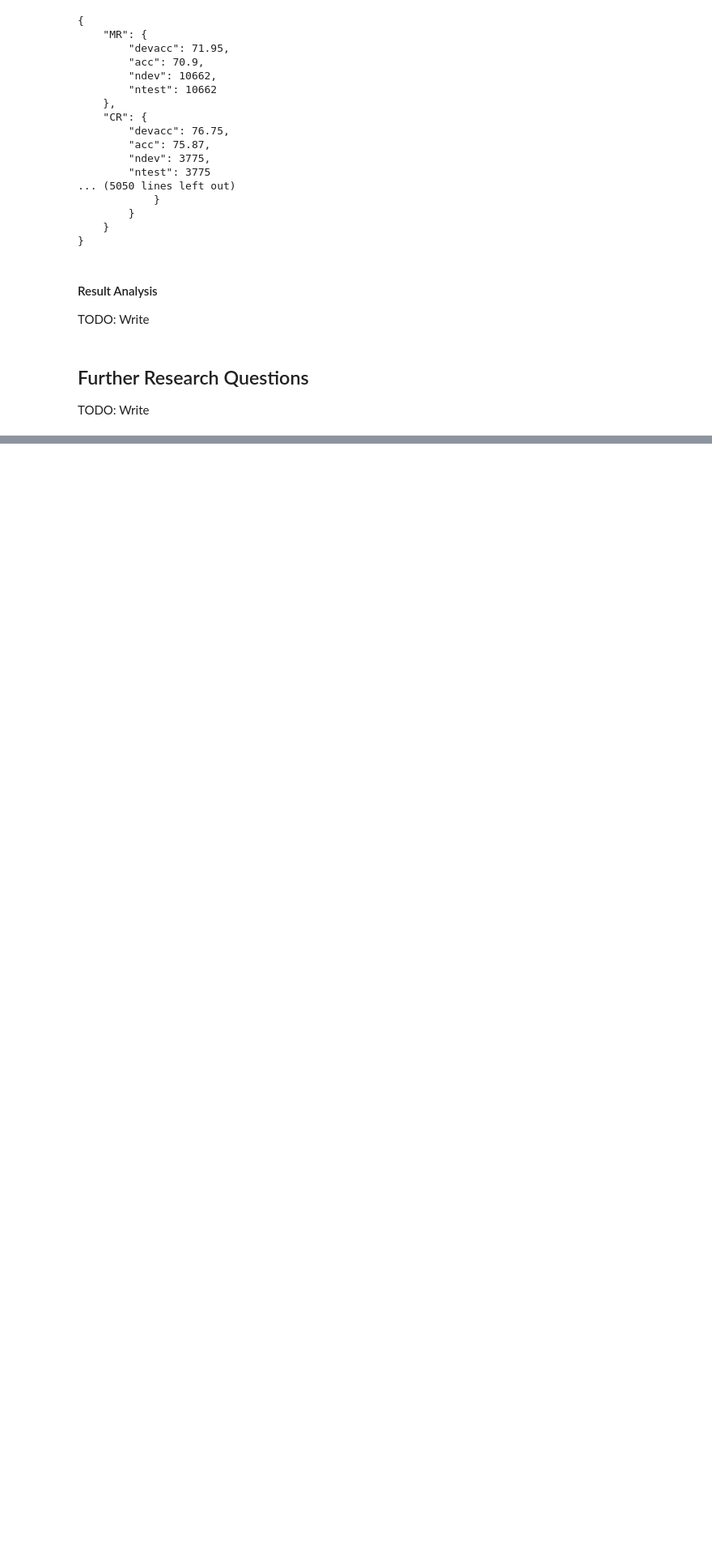
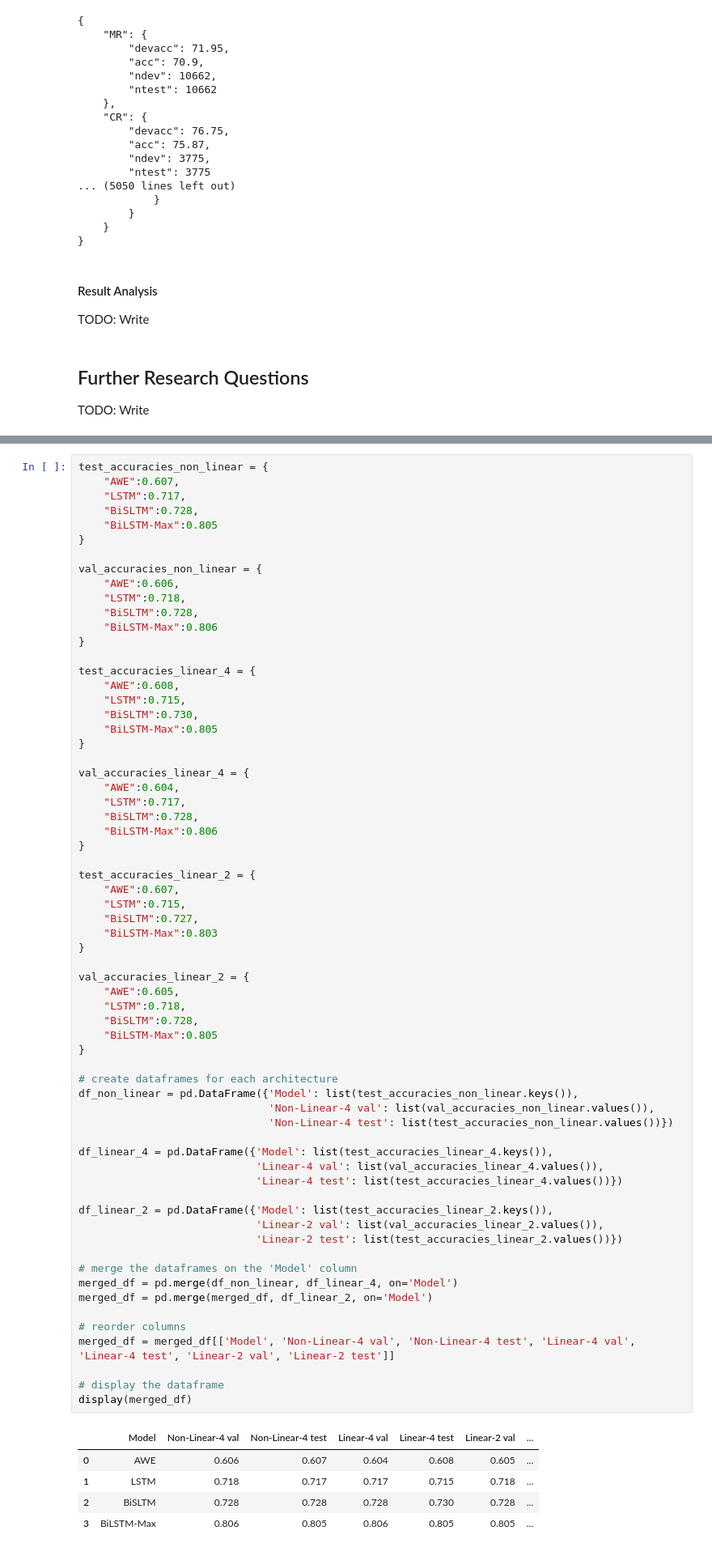
Before and after one commit to gerardPlanella/SentenceRepresentations_NLI, a Jupyter notebook: analysis.ipynb, the cells around one changed output, grey strips where cells are left out. Shown at 81% size. Drawn from its saved outputs; the diff is of its cells as text; blank space fills up the shorter version.

```diff
--- a/analysis.ipynb
+++ b/analysis.ipynb
@@ -314,0 +314,71 @@ TODO: Write
+# %%
+test_accuracies_non_linear = {
+    "AWE":0.607,
+    "LSTM":0.717,
+    "BiSLTM":0.728,
+    "BiLSTM-Max":0.805
+}
+
+val_accuracies_non_linear = {
+    "AWE":0.606,
+    "LSTM":0.718,
+    "BiSLTM":0.728,
+    "BiLSTM-Max":0.806
+}
+
+test_accuracies_linear_4 = {
+    "AWE":0.608,
+    "LSTM":0.715,
+    "BiSLTM":0.730,
+    "BiLSTM-Max":0.805
+}
+
+val_accuracies_linear_4 = {
+    "AWE":0.604,
+    "LSTM":0.717,
+    "BiSLTM":0.728,
+    "BiLSTM-Max":0.806
+}
+
+test_accuracies_linear_2 = {
+    "AWE":0.607,
+    "LSTM":0.715,
+    "BiSLTM":0.727,
+    "BiLSTM-Max":0.803
+}
+
+val_accuracies_linear_2 = {
+    "AWE":0.605,
+    "LSTM":0.718,
+    "BiSLTM":0.728,
+    "BiLSTM-Max":0.805
+}
+
+# create dataframes for each architecture
+df_non_linear = pd.DataFrame({'Model': list(test_accuracies_non_linear.keys()),
+                              'Non-Linear-4 val': list(val_accuracies_non_linear.values()),
+                              'Non-Linear-4 test': list(test_accuracies_non_linear.values())})
+
+df_linear_4 = pd.DataFrame({'Model': list(test_accuracies_linear_4.keys()),
+                            'Linear-4 val': list(val_accuracies_linear_4.values()),
+                            'Linear-4 test': list(test_accuracies_linear_4.values())})
+
+df_linear_2 = pd.DataFrame({'Model': list(test_accuracies_linear_2.keys()),
+                            'Linear-2 val': list(val_accuracies_linear_2.values()),
+                            'Linear-2 test': list(test_accuracies_linear_2.values())})
+
+# merge the dataframes on the 'Model' column
+merged_df = pd.merge(df_non_linear, df_linear_4, on='Model')
+merged_df = pd.merge(merged_df, df_linear_2, on='Model')
+
+# reorder columns
+merged_df = merged_df[['Model', 'Non-Linear-4 val', 'Non-Linear-4 test', 'Linear-4 val', 'Linear-4 test', 'Linear-2 val', 'Linear-2 test']]
+
+# display the dataframe
+display(merged_df)
+# %% [output]
+|  | Model | Non-Linear-4 val | Non-Linear-4 test | Linear-4 val | Linear-4 test | Linear-2 val | ... |
+| 0 | AWE | 0.606 | 0.607 | 0.604 | 0.608 | 0.605 | ... |
+| 1 | LSTM | 0.718 | 0.717 | 0.717 | 0.715 | 0.718 | ... |
+| 2 | BiSLTM | 0.728 | 0.728 | 0.728 | 0.730 | 0.728 | ... |
+| 3 | BiLSTM-Max | 0.806 | 0.805 | 0.806 | 0.805 | 0.805 | ... |
```
Also changed, not shown: parts of 18 cells of this notebook, 18 other files.
